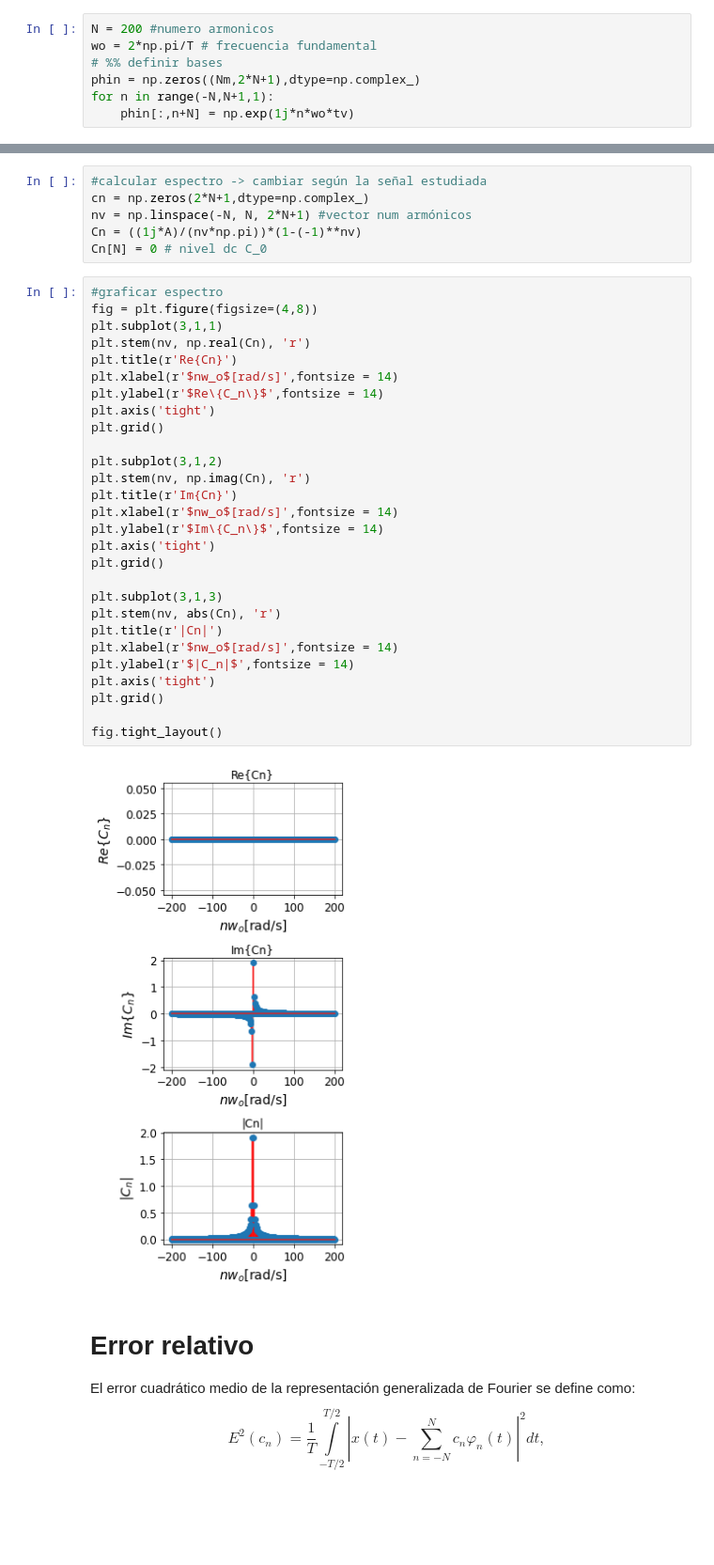
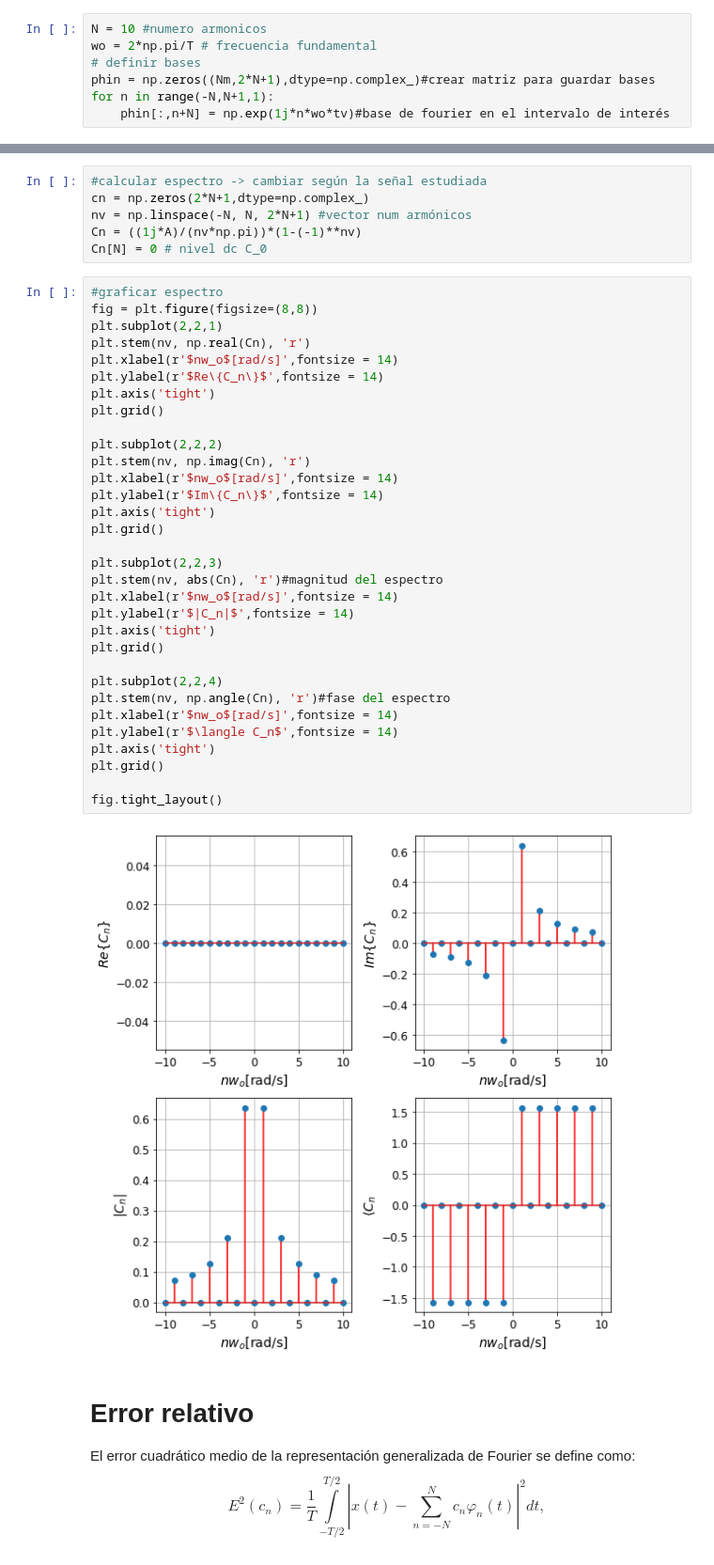
Before and after one commit to amalvarezme/SenalesSistemas, a Jupyter notebook: 3_SerieyTransformadaFourier/1_SerieFourier_Exp_Tri_compacta.ipynb, the cells around one changed output, grey strips where cells are left out. Shown: that part at 94% size. Saved outputs shown, nothing was run; the diff lists cells and outputs as text; blank space fills up the shorter version.

```diff
--- a/3_SerieyTransformadaFourier/1_SerieFourier_Exp_Tri_compacta.ipynb
+++ b/3_SerieyTransformadaFourier/1_SerieFourier_Exp_Tri_compacta.ipynb
@@ -247,10 +245,10 @@ plt.plot(tv,xo*sinn2)
 # %%
-N = 200 #numero armonicos
+N = 10 #numero armonicos
 wo = 2*np.pi/T # frecuencia fundamental
-# %% definir bases
-phin = np.zeros((Nm,2*N+1),dtype=np.complex_)
+# definir bases
+phin = np.zeros((Nm,2*N+1),dtype=np.complex_)#crear matriz para guardar bases
 for n in range(-N,N+1,1):
-    phin[:,n+N] = np.exp(1j*n*wo*tv)
+    phin[:,n+N] = np.exp(1j*n*wo*tv)#base de fourier en el intervalo de interés
 # %%
 # graficar bases
 from ipywidgets import interact,IntSlider
@@ -277,34 +281,38 @@ Cn = ((1j*A)/(nv*np.pi))*(1-(-1)**nv)
 Cn[N] = 0 # nivel dc C_0
 # %%
 #graficar espectro
-fig = plt.figure(figsize=(4,8))
-plt.subplot(3,1,1)
+fig = plt.figure(figsize=(8,8))
+plt.subplot(2,2,1)
 plt.stem(nv, np.real(Cn), 'r')
-plt.title(r'Re{Cn}')
 plt.xlabel(r'$nw_o$[rad/s]',fontsize = 14)
 plt.ylabel(r'$Re\{C_n\}$',fontsize = 14)
 plt.axis('tight')
 plt.grid()
 
-plt.subplot(3,1,2)
+plt.subplot(2,2,2)
 plt.stem(nv, np.imag(Cn), 'r')
-plt.title(r'Im{Cn}')
 plt.xlabel(r'$nw_o$[rad/s]',fontsize = 14)
 plt.ylabel(r'$Im\{C_n\}$',fontsize = 14)
 plt.axis('tight')
 plt.grid()
 
-plt.subplot(3,1,3)
-plt.stem(nv, abs(Cn), 'r')
-plt.title(r'|Cn|')
+plt.subplot(2,2,3)
+plt.stem(nv, abs(Cn), 'r')#magnitud del espectro
 plt.xlabel(r'$nw_o$[rad/s]',fontsize = 14)
 plt.ylabel(r'$|C_n|$',fontsize = 14)
 plt.axis('tight')
 plt.grid()
 
+plt.subplot(2,2,4)
+plt.stem(nv, np.angle(Cn), 'r')#fase del espectro
+plt.xlabel(r'$nw_o$[rad/s]',fontsize = 14)
+plt.ylabel(r'$\langle C_n$',fontsize = 14)
+plt.axis('tight')
+plt.grid()
+
 fig.tight_layout()
 # %% [output]
-[figure, old version]
+[figure, new version]
 # %% [markdown]
 # Error relativo
 
```
Also changed, not shown: parts of 5 cells of this notebook.
